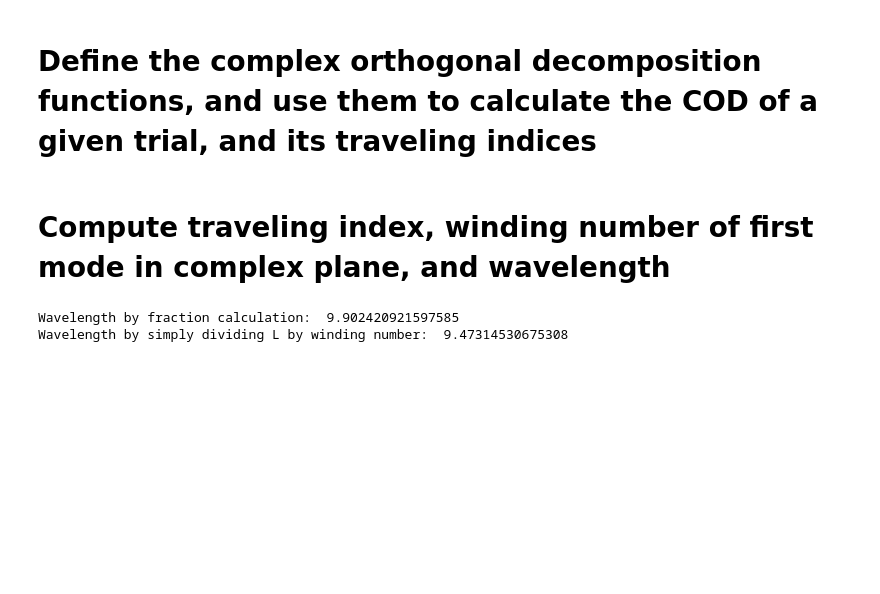
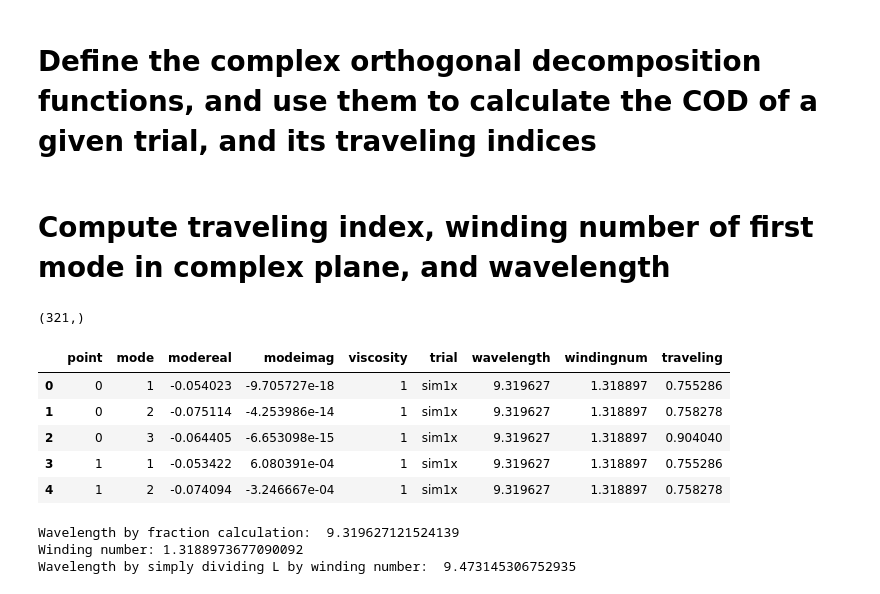
Before and after one commit to tytell/Viscosity, a Jupyter notebook: Lamprey_COD-sim-data-v1x.ipynb, the cells around one changed output. Saved outputs shown, nothing was run; the diff lists cells and outputs as text; code cells hidden in the pictures; blank space fills up the shorter version.

```diff
--- a/Lamprey_COD-sim-data-v1x.ipynb
+++ b/Lamprey_COD-sim-data-v1x.ipynb
@@ -310 +315,27 @@ winding_number = tot_angle / 2/np.pi
 wave_length = L *wavelength_frac / (xdata.shape[0]-1)
+# %%
+index = pd.MultiIndex.from_product([range(0, xdata.shape[0]), range(1,4)], names = ['point', 'mode'])
+# %%
+coddata = pd.DataFrame({'modereal': pd.Series(modesreal.flatten(), index = index),
+                        'modeimag': pd.Series(modesimag.flatten(), index = index)})
+# %%
+coddata['viscosity'] = 1
+coddata['trial'] = 'sim1x'
+coddata['wavelength'] = wave_length
+coddata['windingnum'] = winding_number
+# %%
+ti.shape
+# %% [output]
+(321,)
+# %%
+ti = ti[:3]
+coddata['traveling'] = pd.Series(np.tile(ti[np.newaxis, :], (xdata.shape[0], 1)).flatten(), index=index)
+# %%
+coddata.reset_index().head()
+# %% [output]
+|  | point | mode | modereal | modeimag | viscosity | trial | wavelength | windingnum | traveling |
+| 0 | 0 | 1 | -0.054023 | -9.705727e-18 | 1 | sim1x | 9.319627 | 1.318897 | 0.755286 |
+| 1 | 0 | 2 | -0.075114 | -4.253986e-14 | 1 | sim1x | 9.319627 | 1.318897 | 0.758278 |
+| 2 | 0 | 3 | -0.064405 | -6.653098e-15 | 1 | sim1x | 9.319627 | 1.318897 | 0.904040 |
+| 3 | 1 | 1 | -0.053422 | 6.080391e-04 | 1 | sim1x | 9.319627 | 1.318897 | 0.755286 |
+| 4 | 1 | 2 | -0.074094 | -3.246667e-04 | 1 | sim1x | 9.319627 | 1.318897 | 0.758278 |
@@ -311,9 +344,11 @@ wave_length = L *wavelength_frac / (xdata.shape[0]-1)
 # %%
 print("Wavelength by fraction calculation: ", wave_length)
+print("Winding number: {}".format(winding_number))
 print("Wavelength by simply dividing L by winding number: ", L/winding_number)
 # %% [output]
-Wavelength by fraction calculation:  9.902420921597585
-Wavelength by simply dividing L by winding number:  9.47314530675308
+Wavelength by fraction calculation:  9.319627121524139
+Winding number: 1.3188973677090092
+Wavelength by simply dividing L by winding number:  9.473145306752935
 # %%
 plt.figure()
 plt.plot(np.real(U[:,0]), np.imag(U[:,0]))
```
Also changed, not shown: parts of 6 cells of this notebook, 3 other files.
